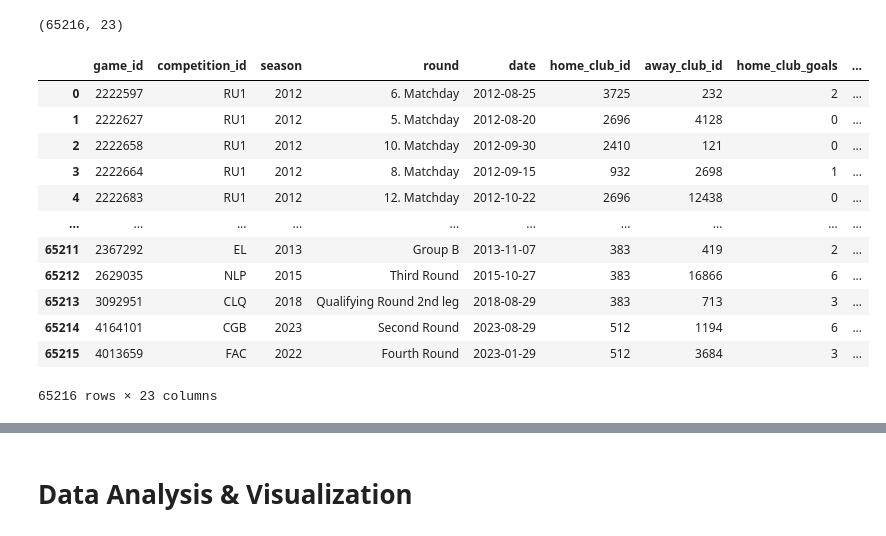
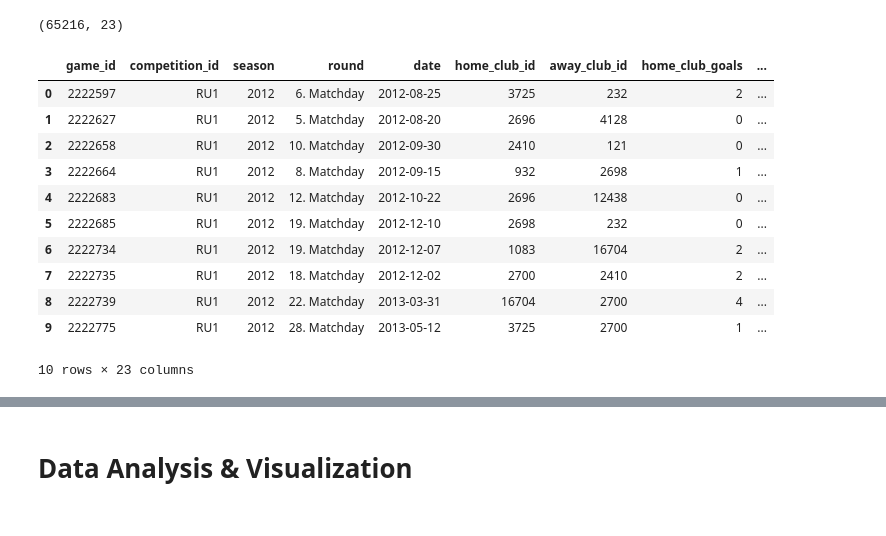
Before and after one commit to RiccardoPili/Football-Data-Analysis, a Jupyter notebook: games.ipynb, the cells around one changed output, grey strips where cells are left out. Drawn from its saved outputs; the diff is of its cells as text; code cells hidden in the pictures.

Commit message:
Inizio lavoro su games.ipynb

```diff
--- a/games.ipynb
+++ b/games.ipynb
@@ -13,18 +13,17 @@ games_df.shape
 # %% [output]
 (65216, 23)
 # %%
-games_df
+games_df.head(10)
 # %% [output]
 |  | game_id | competition_id | season | round | date | home_club_id | away_club_id | home_club_goals | ... |
 | 0 | 2222597 | RU1 | 2012 | 6. Matchday | 2012-08-25 | 3725 | 232 | 2 | ... |
 | 1 | 2222627 | RU1 | 2012 | 5. Matchday | 2012-08-20 | 2696 | 4128 | 0 | ... |
 | 2 | 2222658 | RU1 | 2012 | 10. Matchday | 2012-09-30 | 2410 | 121 | 0 | ... |
 | 3 | 2222664 | RU1 | 2012 | 8. Matchday | 2012-09-15 | 932 | 2698 | 1 | ... |
 | 4 | 2222683 | RU1 | 2012 | 12. Matchday | 2012-10-22 | 2696 | 12438 | 0 | ... |
-| ... | ... | ... | ... | ... | ... | ... | ... | ... | ... |
-| 65211 | 2367292 | EL | 2013 | Group B | 2013-11-07 | 383 | 419 | 2 | ... |
-| 65212 | 2629035 | NLP | 2015 | Third Round | 2015-10-27 | 383 | 16866 | 6 | ... |
-| 65213 | 3092951 | CLQ | 2018 | Qualifying Round 2nd leg | 2018-08-29 | 383 | 713 | 3 | ... |
-| 65214 | 4164101 | CGB | 2023 | Second Round | 2023-08-29 | 512 | 1194 | 6 | ... |
-| 65215 | 4013659 | FAC | 2022 | Fourth Round | 2023-01-29 | 512 | 3684 | 3 | ... |
+| 5 | 2222685 | RU1 | 2012 | 19. Matchday | 2012-12-10 | 2698 | 232 | 0 | ... |
+| 6 | 2222734 | RU1 | 2012 | 19. Matchday | 2012-12-07 | 1083 | 16704 | 2 | ... |
+| 7 | 2222735 | RU1 | 2012 | 18. Matchday | 2012-12-02 | 2700 | 2410 | 2 | ... |
+| 8 | 2222739 | RU1 | 2012 | 22. Matchday | 2013-03-31 | 16704 | 2700 | 4 | ... |
+| 9 | 2222775 | RU1 | 2012 | 28. Matchday | 2013-05-12 | 3725 | 2700 | 1 | ... |
-65216 rows × 23 columns
+10 rows × 23 columns
```
Also changed, not shown: parts of 17 cells of this notebook, 1 other file.
